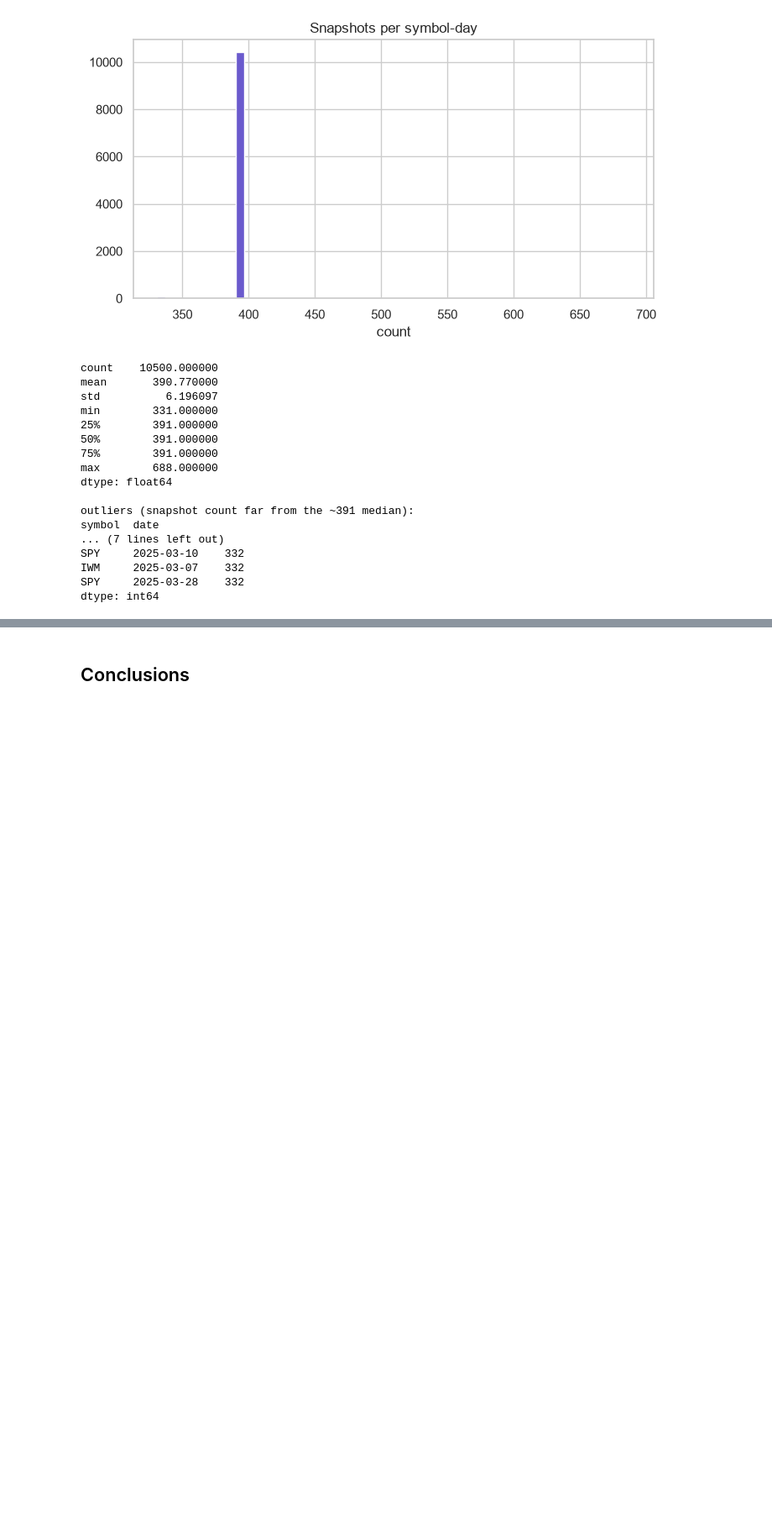
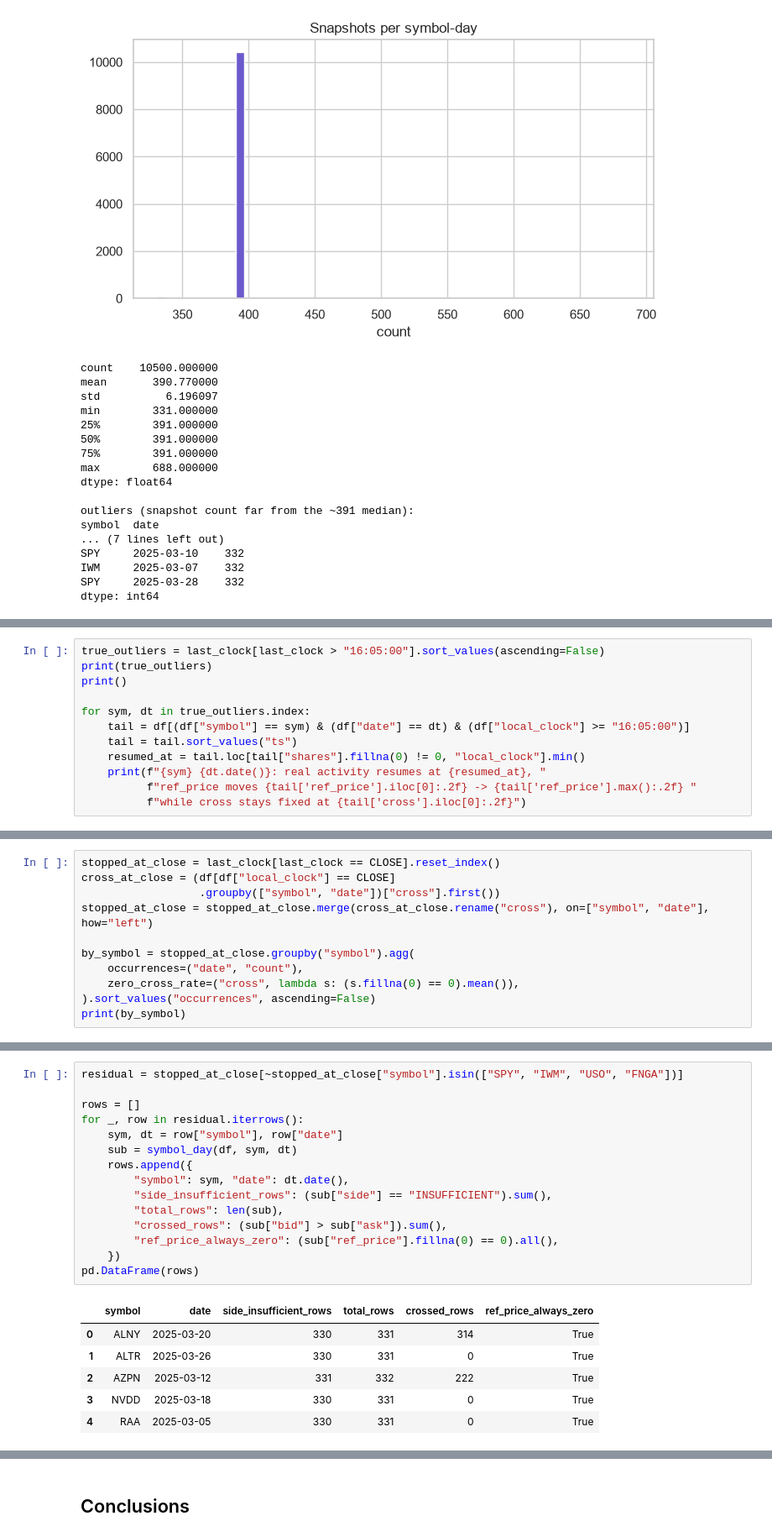
Before and after one commit to abprada/close_auction_project, a Jupyter notebook: 01) data_exploration.ipynb, the cells around one changed output, grey strips where cells are left out. Shown at 84% size. Drawn from its saved outputs; the diff is of its cells as text; blank space fills up the shorter version.

```diff
--- a/01) data_exploration.ipynb
+++ b/01) data_exploration.ipynb
@@ -420,0 +411,12 @@ near_price from 15:55 - all zero? False
+# %%
+true_outliers = last_clock[last_clock > "16:05:00"].sort_values(ascending=False)
+print(true_outliers)
+print()
+
+for sym, dt in true_outliers.index:
+    tail = df[(df["symbol"] == sym) & (df["date"] == dt) & (df["local_clock"] >= "16:05:00")]
+    tail = tail.sort_values("ts")
+    resumed_at = tail.loc[tail["shares"].fillna(0) != 0, "local_clock"].min()
+    print(f"{sym} {dt.date()}: real activity resumes at {resumed_at}, "
+          f"ref_price moves {tail['ref_price'].iloc[0]:.2f} -> {tail['ref_price'].max():.2f} "
+          f"while cross stays fixed at {tail['cross'].iloc[0]:.2f}")
@@ -420,0 +454,11 @@ near_price from 15:55 - all zero? False
+# %%
+stopped_at_close = last_clock[last_clock == CLOSE].reset_index()
+cross_at_close = (df[df["local_clock"] == CLOSE]
+                  .groupby(["symbol", "date"])["cross"].first())
+stopped_at_close = stopped_at_close.merge(cross_at_close.rename("cross"), on=["symbol", "date"], how="left")
+
+by_symbol = stopped_at_close.groupby("symbol").agg(
+    occurrences=("date", "count"),
+    zero_cross_rate=("cross", lambda s: (s.fillna(0) == 0).mean()),
+).sort_values("occurrences", ascending=False)
+print(by_symbol)
@@ -420,0 +483,22 @@ near_price from 15:55 - all zero? False
+# %%
+residual = stopped_at_close[~stopped_at_close["symbol"].isin(["SPY", "IWM", "USO", "FNGA"])]
+
+rows = []
+for _, row in residual.iterrows():
+    sym, dt = row["symbol"], row["date"]
+    sub = symbol_day(df, sym, dt)
+    rows.append({
+        "symbol": sym, "date": dt.date(),
+        "side_insufficient_rows": (sub["side"] == "INSUFFICIENT").sum(),
+        "total_rows": len(sub),
+        "crossed_rows": (sub["bid"] > sub["ask"]).sum(),
+        "ref_price_always_zero": (sub["ref_price"].fillna(0) == 0).all(),
+    })
+pd.DataFrame(rows)
+# %% [output]
+|  | symbol | date | side_insufficient_rows | total_rows | crossed_rows | ref_price_always_zero |
+| 0 | ALNY | 2025-03-20 | 330 | 331 | 314 | True |
+| 1 | ALTR | 2025-03-26 | 330 | 331 | 0 | True |
+| 2 | AZPN | 2025-03-12 | 331 | 332 | 222 | True |
+| 3 | NVDD | 2025-03-18 | 330 | 331 | 0 | True |
+| 4 | RAA | 2025-03-05 | 330 | 331 | 0 | True |
```
Also changed, not shown: parts of 65 cells of this notebook, 3 other files.
